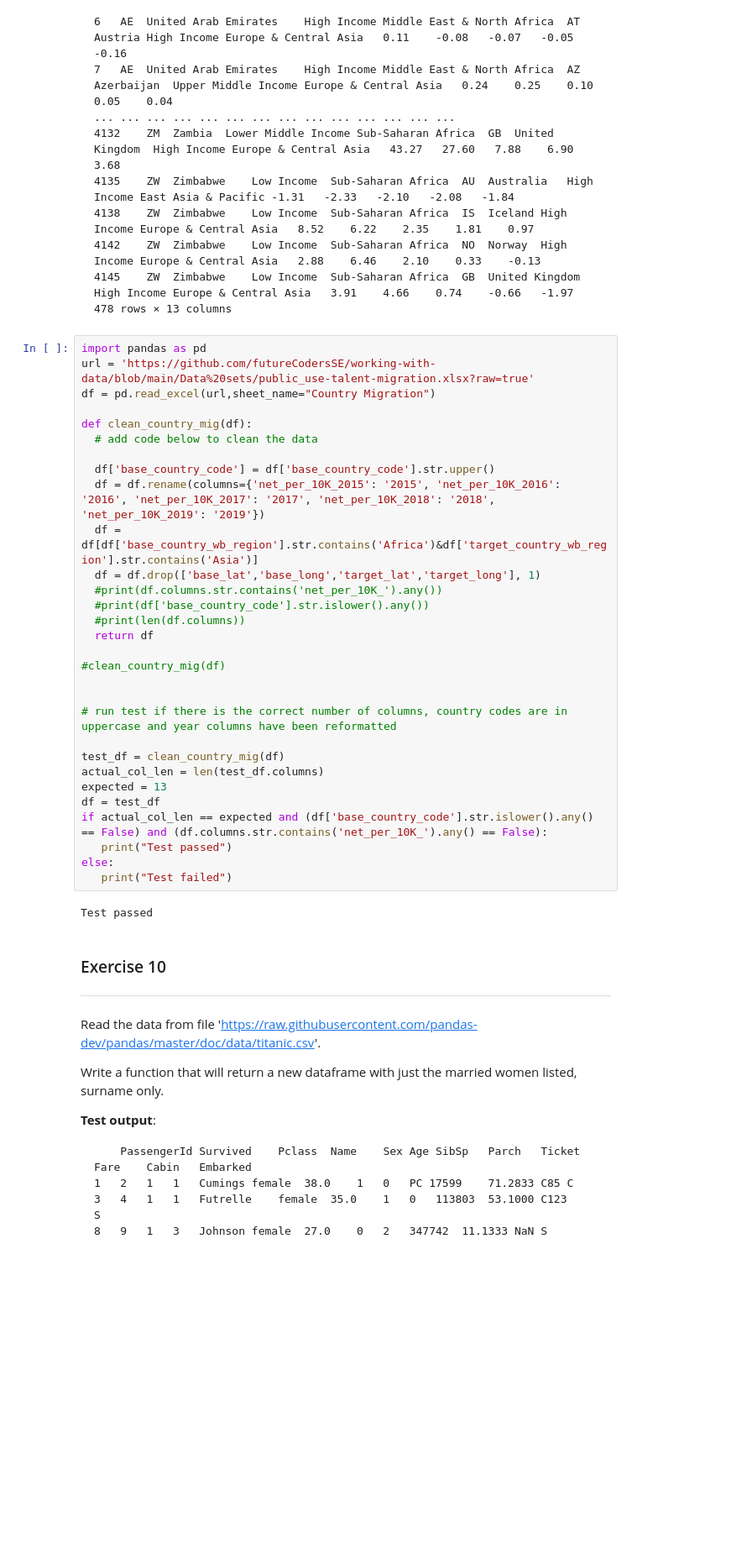
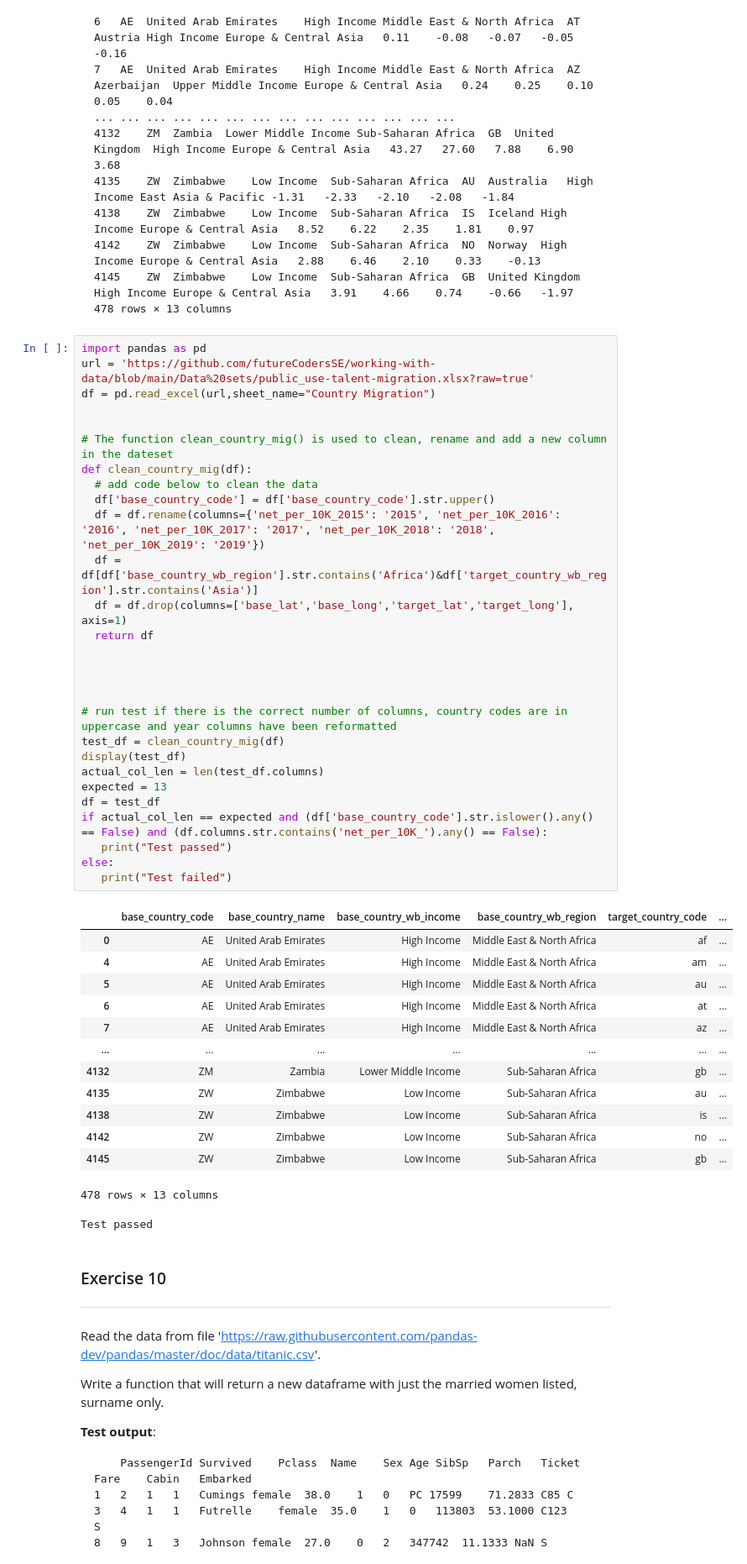
Before and after one commit to sysphcd/PythonProgrammingforData, a Jupyter notebook: Worksheets/2_2_Working_with_Strings.ipynb, the cells around one changed output. Shown: that part at 84% size. Cells and saved outputs as stored; diff of their text form; blank space fills up the shorter version.

```diff
--- a/Worksheets/2_2_Working_with_Strings.ipynb
+++ b/Worksheets/2_2_Working_with_Strings.ipynb
@@ -394,35 +403,46 @@ base_country_code	base_country_name	base_country_wb_income	base_country_wb_regio
 # %%
 import pandas as pd
 url = 'https://github.com/futureCodersSE/working-with-data/blob/main/Data%20sets/public_use-talent-migration.xlsx?raw=true'
 df = pd.read_excel(url,sheet_name="Country Migration")
 
+
+# The function clean_country_mig() is used to clean, rename and add a new column in the dateset
 def clean_country_mig(df):
   # add code below to clean the data
-
   df['base_country_code'] = df['base_country_code'].str.upper()
   df = df.rename(columns={'net_per_10K_2015': '2015', 'net_per_10K_2016': '2016', 'net_per_10K_2017': '2017', 'net_per_10K_2018': '2018', 'net_per_10K_2019': '2019'})
   df = df[df['base_country_wb_region'].str.contains('Africa')&df['target_country_wb_region'].str.contains('Asia')]
-  df = df.drop(['base_lat','base_long','target_lat','target_long'], 1)
-  #print(df.columns.str.contains('net_per_10K_').any())
-  #print(df['base_country_code'].str.islower().any())
-  #print(len(df.columns))
+  df = df.drop(columns=['base_lat','base_long','target_lat','target_long'], axis=1)
   return df
 
-#clean_country_mig(df)
+
 
 
 # run test if there is the correct number of columns, country codes are in uppercase and year columns have been reformatted
-
 test_df = clean_country_mig(df)
+display(test_df)
 actual_col_len = len(test_df.columns)
 expected = 13
 df = test_df
 if actual_col_len == expected and (df['base_country_code'].str.islower().any() == False) and (df.columns.str.contains('net_per_10K_').any() == False):
    print("Test passed")
 else:
    print("Test failed")
 # %% [output]
+|  | base_country_code | base_country_name | base_country_wb_income | base_country_wb_region | target_country_code | ... |
+| 0 | AE | United Arab Emirates | High Income | Middle East & North Africa | af | ... |
+| 4 | AE | United Arab Emirates | High Income | Middle East & North Africa | am | ... |
+| 5 | AE | United Arab Emirates | High Income | Middle East & North Africa | au | ... |
+| 6 | AE | United Arab Emirates | High Income | Middle East & North Africa | at | ... |
+| 7 | AE | United Arab Emirates | High Income | Middle East & North Africa | az | ... |
+| ... | ... | ... | ... | ... | ... | ... |
+| 4132 | ZM | Zambia | Lower Middle Income | Sub-Saharan Africa | gb | ... |
+| 4135 | ZW | Zimbabwe | Low Income | Sub-Saharan Africa | au | ... |
+| 4138 | ZW | Zimbabwe | Low Income | Sub-Saharan Africa | is | ... |
+| 4142 | ZW | Zimbabwe | Low Income | Sub-Saharan Africa | no | ... |
+| 4145 | ZW | Zimbabwe | Low Income | Sub-Saharan Africa | gb | ... |
-Test passed
+478 rows × 13 columns
+Test passed
 # %% [markdown]
 ### Exercise 10
 ---
```
Also changed, not shown: parts of 15 cells of this notebook.
